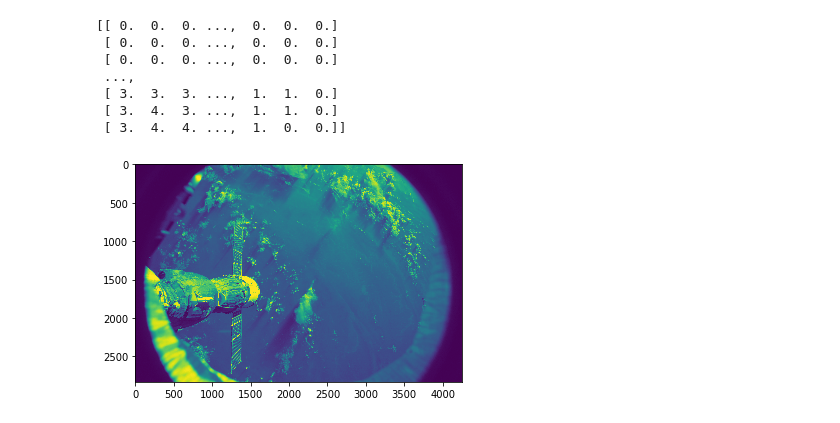
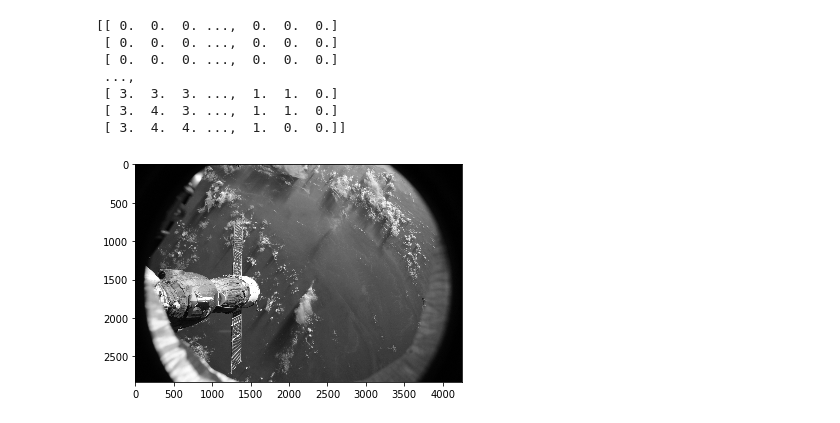
Before and after one commit to aditid/WindowsOnEarth, a Jupyter notebook: notebooks/grayscale.ipynb, the cells around one changed output. Saved outputs shown, nothing was run; the diff lists cells and outputs as text; code cells hidden in the pictures.

```diff
--- a/notebooks/grayscale.ipynb
+++ b/notebooks/grayscale.ipynb
@@ -43,7 +43,7 @@ print(gray)
  [ 3.  4.  3. ...,  1.  1.  0.]
  [ 3.  4.  4. ...,  1.  0.  0.]]
 # %%
-plt.imshow(gray)
+plt.imshow(gray, cmap='gray')
 plt.show()
 # %% [output]
-[figure, old version]
+[figure, new version]
```
Also changed, not shown: 1 other file.
